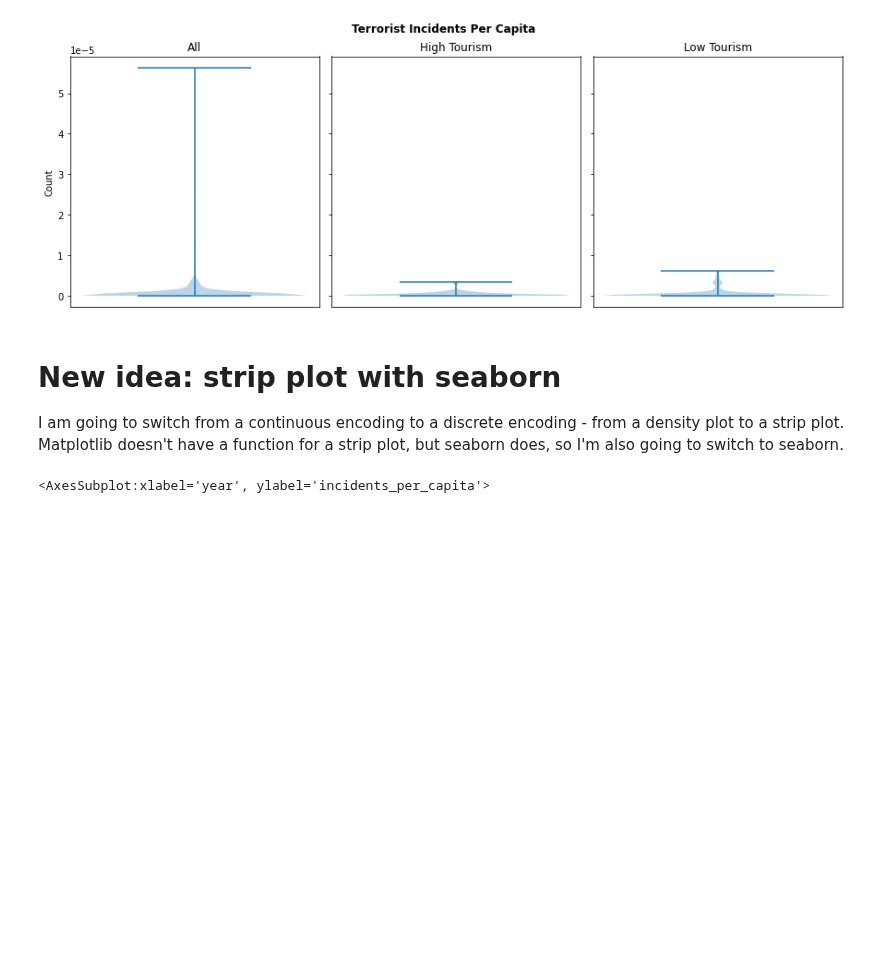
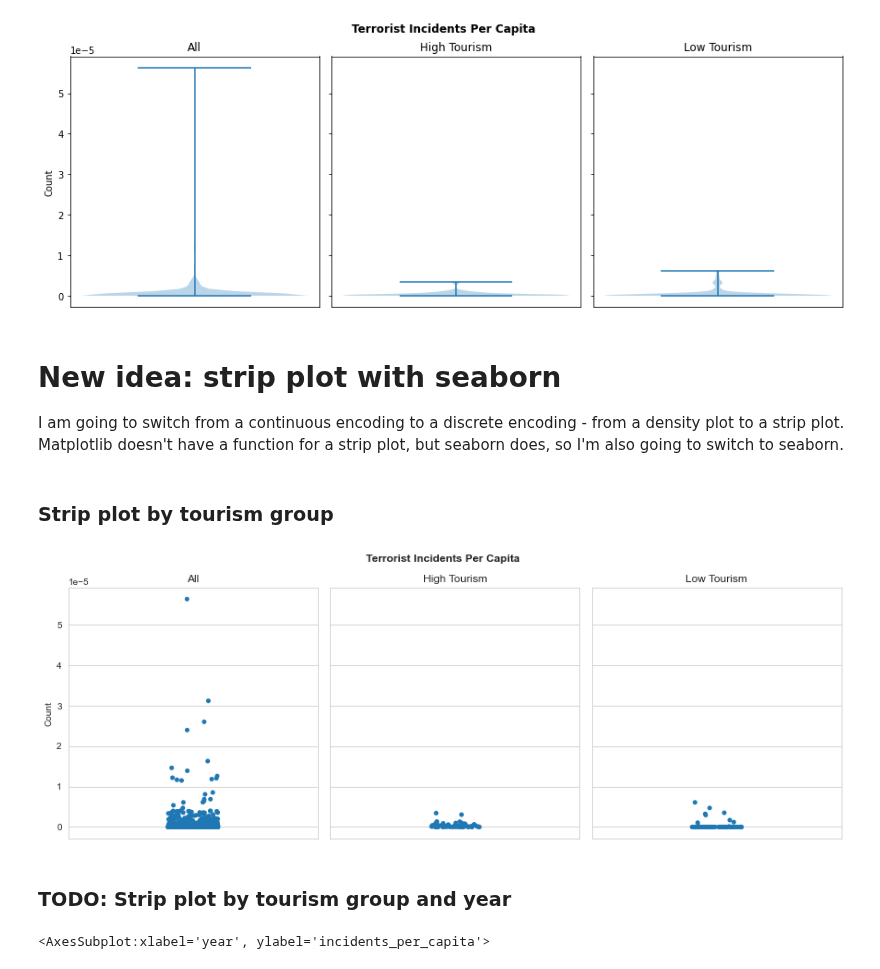
Before and after one commit to brooke-l-hawkins/milestone-i-project, a Jupyter notebook: code/visualize-distribution-incident-per-capita.ipynb, the cells around one changed output. Drawn from its saved outputs; the diff is of its cells as text; code cells hidden in the pictures; blank space fills up the shorter version.

Commit message:
create strip plot

```diff
--- a/code/visualize-distribution-incident-per-capita.ipynb
+++ b/code/visualize-distribution-incident-per-capita.ipynb
@@ -110,3 +110,29 @@ plt.show()
 # New idea: strip plot with seaborn
 
 I am going to switch from a continuous encoding to a discrete encoding - from a density plot to a strip plot. Matplotlib doesn't have a function for a strip plot, but seaborn does, so I'm also going to switch to seaborn.
+# %% [markdown]
+### Strip plot by tourism group
+# %%
+# set style
+sns.set_style('whitegrid')
+
+# create figure
+fig, axs = plt.subplots(1, 3, sharex=True, sharey=True, figsize=(15,5))
+fig.suptitle('Terrorist Incidents Per Capita', fontsize=12, fontweight ="bold")
+
+# create strip plots
+sns.stripplot(y=all_x, ax=axs[0])
+sns.stripplot(y=high_x, ax=axs[1])
+sns.stripplot(y=low_x, ax=axs[2])
+
+# set subplot titles and axis labels
+axs[0].set(ylabel='Count', title='All')
+axs[1].set(ylabel=None, title='High Tourism')
+axs[2].set(ylabel=None, title='Low Tourism')
+
+# place subplots closer together
+fig.subplots_adjust(wspace=.05, hspace=0)
+# %% [output]
+[figure, added]
+# %% [markdown]
+###  TODO: Strip plot by tourism group and year
```
Also changed, not shown: parts of 5 cells of this notebook.
